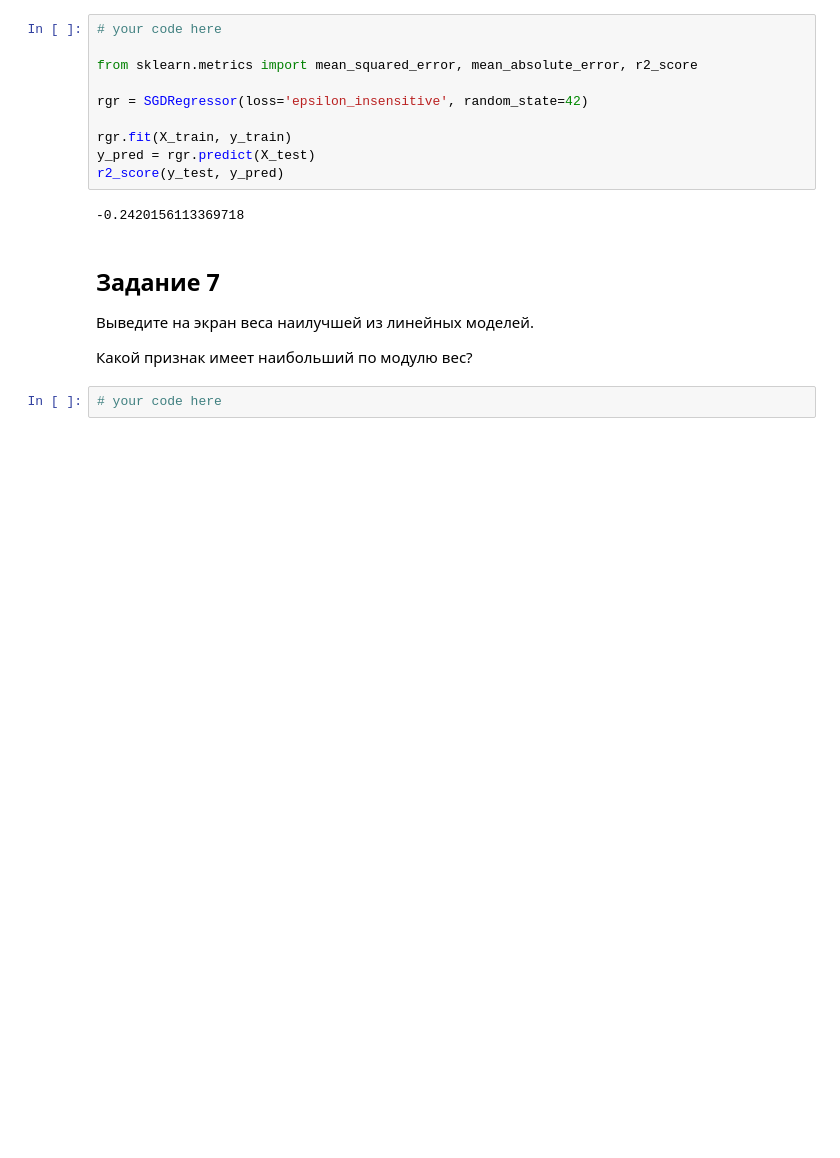
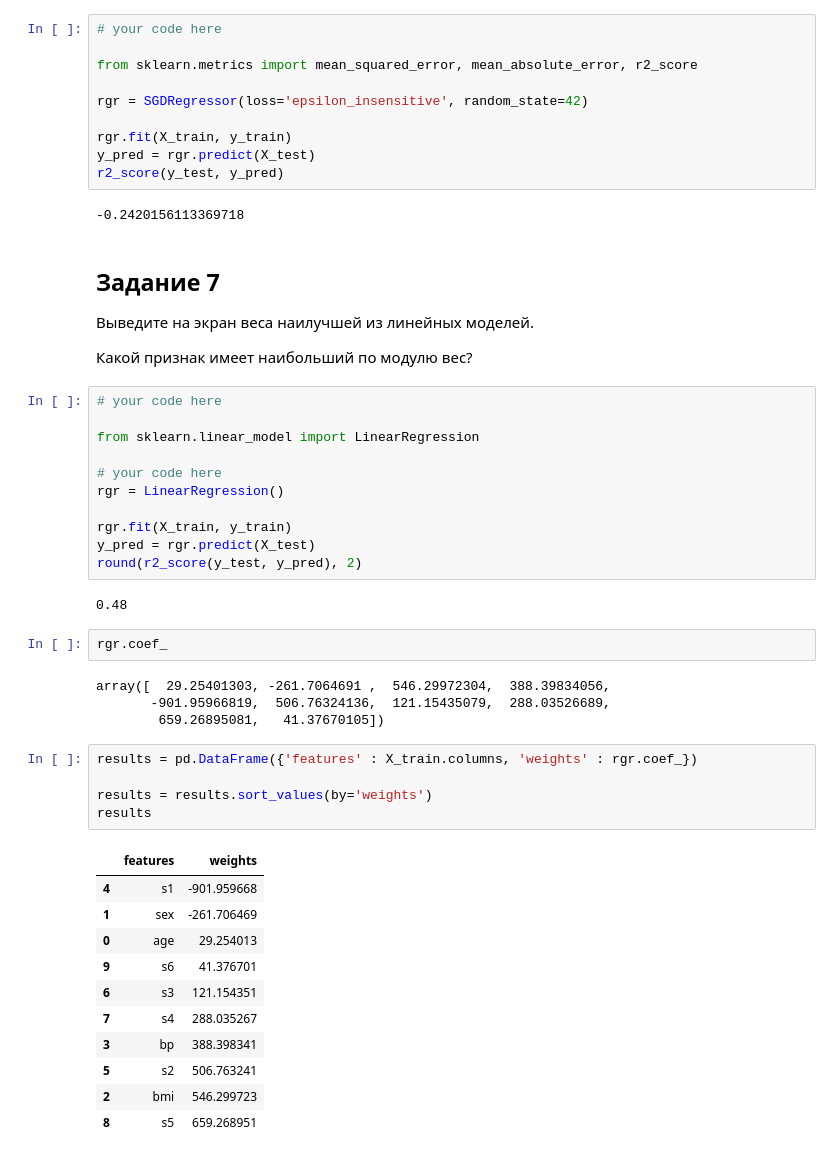
Before and after one commit to nedokormysh/Stepik_AI_Education_Linear_algorithms, a Jupyter notebook: AI_edu_week_2_hw_01_linear_regression.ipynb, the cells around one changed output. Cells and saved outputs as stored; diff of their text form; blank space fills up the shorter version.

```diff
--- a/AI_edu_week_2_hw_01_linear_regression.ipynb
+++ b/AI_edu_week_2_hw_01_linear_regression.ipynb
@@ -211,5 +211,39 @@ r2_score(y_test, y_pred)
 Выведите на экран веса наилучшей из линейных моделей.
 
 Какой признак имеет наибольший по модулю вес?
-# %%
-# your code here
+# %%
+# your code here
+
+from sklearn.linear_model import LinearRegression
+
+# your code here
+rgr = LinearRegression()
+
+rgr.fit(X_train, y_train)
+y_pred = rgr.predict(X_test)
+round(r2_score(y_test, y_pred), 2)
+# %% [output]
+0.48
+# %%
+rgr.coef_
+# %% [output]
+array([  29.25401303, -261.7064691 ,  546.29972304,  388.39834056,
+       -901.95966819,  506.76324136,  121.15435079,  288.03526689,
+        659.26895081,   41.37670105])
+# %%
+results = pd.DataFrame({'features' : X_train.columns, 'weights' : rgr.coef_})
+
+results = results.sort_values(by='weights')
+results
+# %% [output]
+|  | features | weights |
+| 4 | s1 | -901.959668 |
+| 1 | sex | -261.706469 |
+| 0 | age | 29.254013 |
+| 9 | s6 | 41.376701 |
+| 6 | s3 | 121.154351 |
+| 7 | s4 | 288.035267 |
+| 3 | bp | 388.398341 |
+| 5 | s2 | 506.763241 |
+| 2 | bmi | 546.299723 |
+| 8 | s5 | 659.268951 |
```
